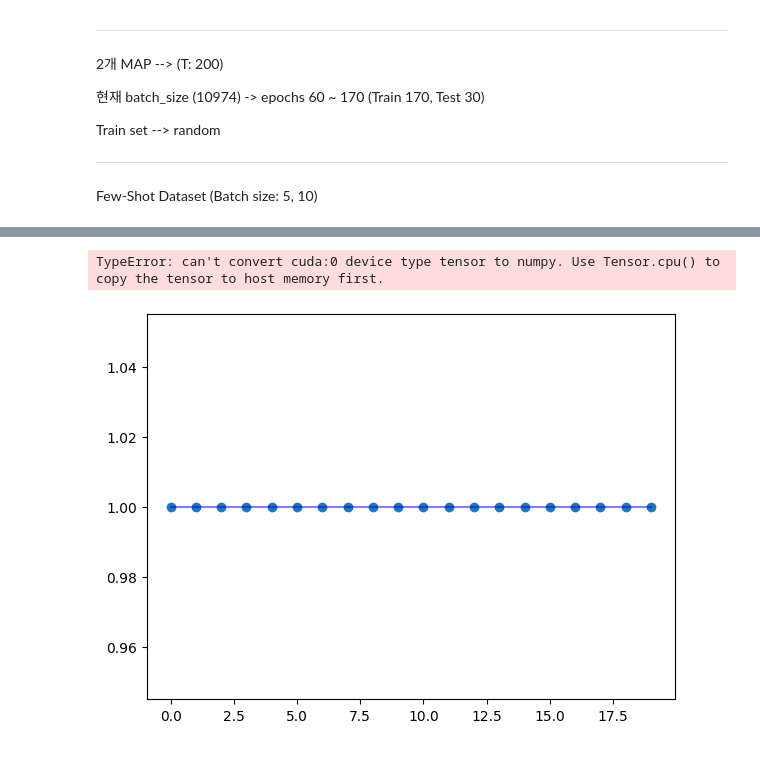
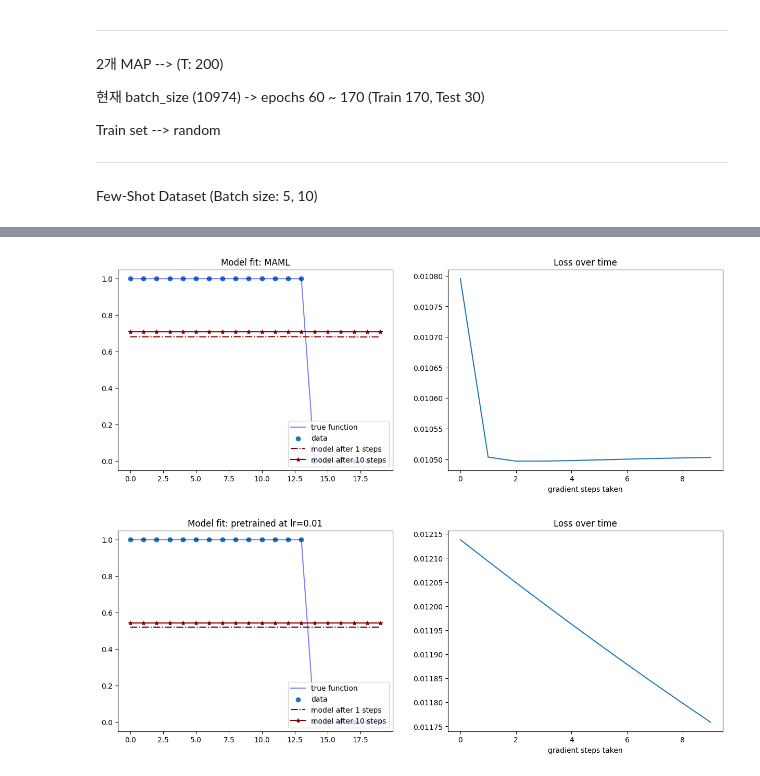
Before and after one commit to appr-jh/Meta_Learning, a Jupyter notebook: Meta.ipynb, the cells around one changed output, grey strips where cells are left out. Drawn from its saved outputs; the diff is of its cells as text; code cells hidden in the pictures.

```diff
--- a/Meta.ipynb
+++ b/Meta.ipynb
@@ -552,15 +557,15 @@ def model_functions_at_training(initial_model, X, y, sampled_steps, optim=torch.
 
         # plot the model function
         if step in sampled_steps:
-            outputs[step] = model(torch.tensor(X, dtype=torch.float)).detach().numpy()
+            outputs[step] = model(torch.tensor(X, dtype=torch.float)).cpu().detach().numpy()
 
-    outputs['initial'] = initial_model(torch.tensor(X, dtype=torch.float)).detach().numpy()
+    outputs['initial'] = initial_model(torch.tensor(X, dtype=torch.float)).cpu().detach().numpy()
 
     return outputs, losses
 # %%
-def plot_sampled_performance(initial_model, model_name, X, y, optim=torch.optim.Adam, lr=0.01):
+def plot_sampled_performance(initial_model, model_name, X, y, K, optim=torch.optim.Adam, lr=0.01):
 
-    sampled_steps=[1,10,50]
+    sampled_steps=[1,10]
     outputs, losses = model_functions_at_training(initial_model,
                                                   X, y,
                                                   sampled_steps=sampled_steps,
@@ -568,7 +573,7 @@ def plot_sampled_performance(initial_model, model_name, X, y, optim=torch.optim.
                                                   lr=lr)
 
     plt.figure(figsize=(15,5))
-    x_axis = np.linspace(0, 19, 20)
+    x_axis = np.linspace(0, K-1, K)
     # plot the model functions
     plt.subplot(1, 2, 1)
 
@@ -577,13 +582,10 @@ def plot_sampled_performance(initial_model, model_name, X, y, optim=torch.optim.
 
     for step in sampled_steps:
         if step == 1:
-            plt.plot(outputs[step].cpu(), '-.', color=(0.5, 0, 0, 1),
+            plt.plot(outputs[step], '-.', color=(0.5, 0, 0, 1),
                     label='model after {} steps'.format(step))
         elif step == 10:
-            plt.plot(outputs[step].cpu(), '*-', color=(0.5, 0, 0, 1),
-                 label='model after {} steps'.format(step))
-        elif step == 50:
-            plt.plot(outputs[step].cpu(), '--', color=(0.5, 0, 0, 1),
+            plt.plot(outputs[step], '*-', color=(0.5, 0, 0, 1),
                  label='model after {} steps'.format(step))
 
     plt.legend(loc='lower right')
@@ -598,12 +600,12 @@ def plot_sampled_performance(initial_model, model_name, X, y, optim=torch.optim.
 # %%
 K = 20
 
 X = pl[["Realized_Power"]].values
 y = pl["Real_block"].values
 seq, target = sample_data(X, y, SEQ_LEN, K)
 
-plot_sampled_performance(maml.model, 'MAML', seq, target)
-plot_sampled_performance(pretrained_model, 'pretrained at lr=0.01', seq, target)
+plot_sampled_performance(maml.model, 'MAML', seq, target, K)
+plot_sampled_performance(pretrained_model, 'pretrained at lr=0.01', seq, target, K)
 # %% [output]
-TypeError: can't convert cuda:0 device type tensor to numpy. Use Tensor.cpu() to copy the tensor to host memory first.
-[figure, old version]
+[figure, new version]
+[figure, added]
```
Also changed, not shown: parts of 10 cells of this notebook.
